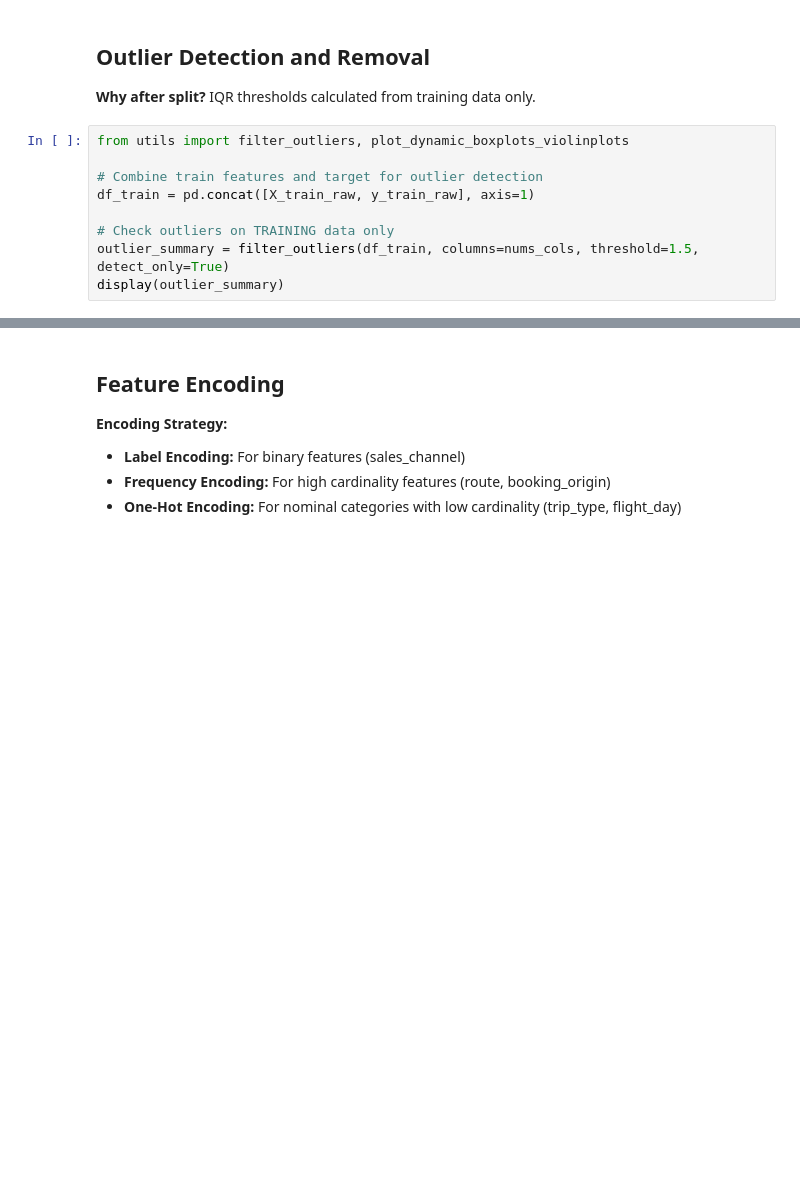
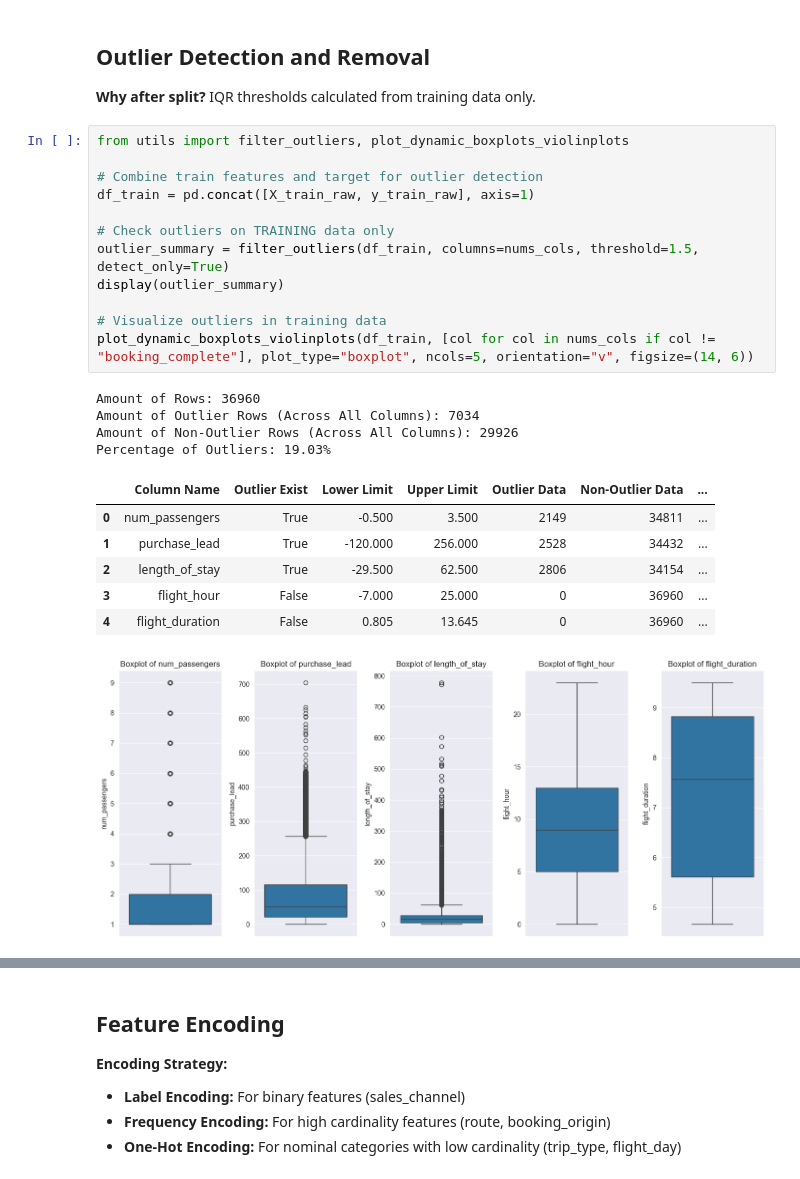
Before and after one commit to mcikalmerdeka/British-Airways-Flight-Booking-Prediction, a Jupyter notebook: notebook_fix.ipynb, the cells around one changed output, grey strips where cells are left out. Cells and saved outputs as stored; diff of their text form; blank space fills up the shorter version.

```diff
--- a/notebook_fix.ipynb
+++ b/notebook_fix.ipynb
@@ -367,12 +402,27 @@ From this point forward:
 # %%
 from utils import filter_outliers, plot_dynamic_boxplots_violinplots
 
 # Combine train features and target for outlier detection
 df_train = pd.concat([X_train_raw, y_train_raw], axis=1)
 
 # Check outliers on TRAINING data only
 outlier_summary = filter_outliers(df_train, columns=nums_cols, threshold=1.5, detect_only=True)
 display(outlier_summary)
+
+# Visualize outliers in training data
+plot_dynamic_boxplots_violinplots(df_train, [col for col in nums_cols if col != "booking_complete"], plot_type="boxplot", ncols=5, orientation="v", figsize=(14, 6))
+# %% [output]
+Amount of Rows: 36960
+Amount of Outlier Rows (Across All Columns): 7034
+Amount of Non-Outlier Rows (Across All Columns): 29926
+Percentage of Outliers: 19.03%
+|  | Column Name | Outlier Exist | Lower Limit | Upper Limit | Outlier Data | Non-Outlier Data | ... |
+| 0 | num_passengers | True | -0.500 | 3.500 | 2149 | 34811 | ... |
+| 1 | purchase_lead | True | -120.000 | 256.000 | 2528 | 34432 | ... |
+| 2 | length_of_stay | True | -29.500 | 62.500 | 2806 | 34154 | ... |
+| 3 | flight_hour | False | -7.000 | 25.000 | 0 | 36960 | ... |
+| 4 | flight_duration | False | 0.805 | 13.645 | 0 | 36960 | ... |
+[figure, added]
 # %%
 # Remove outliers from TRAINING data and get IQR limits
 # Step 1: Get IQR limits from training data
```
Also changed, not shown: parts of 16 cells of this notebook.
